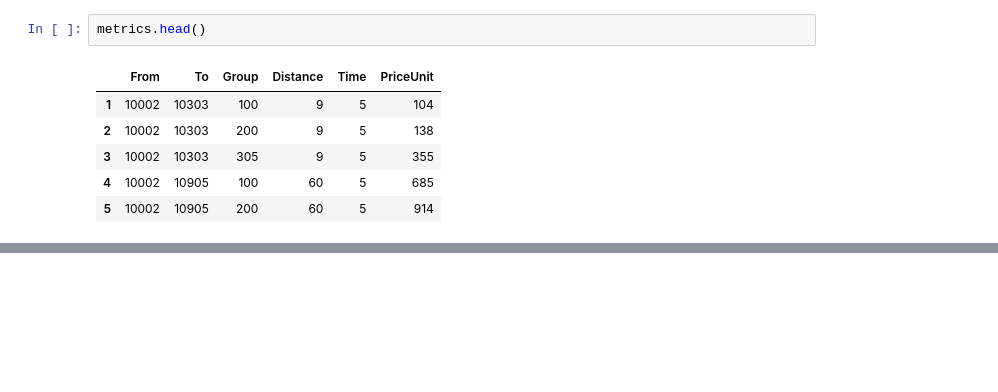
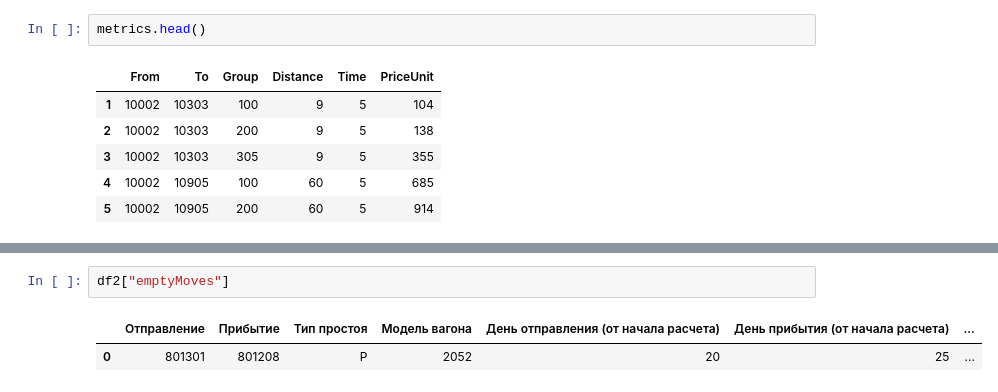
Before and after one commit to latticetower/train-of-thought, a Jupyter notebook: notebooks/basic-EDA.ipynb, the cells around one changed output, grey strips where cells are left out. Saved outputs shown, nothing was run; the diff lists cells and outputs as text; blank space fills up the shorter version.

```diff
--- a/notebooks/basic-EDA.ipynb
+++ b/notebooks/basic-EDA.ipynb
@@ -165,0 +273,5 @@ metrics.head()
+# %%
+df2["emptyMoves"]
+# %% [output]
+|  | Отправление | Прибытие | Тип простоя | Модель вагона | День отправления (от начала расчета) | День прибытия (от начала расчета) | ... |
+| 0 | 801301 | 801208 | P | 2052 | 20 | 25 | ... |
```
Also changed, not shown: parts of 20 cells of this notebook, 1 other file.
